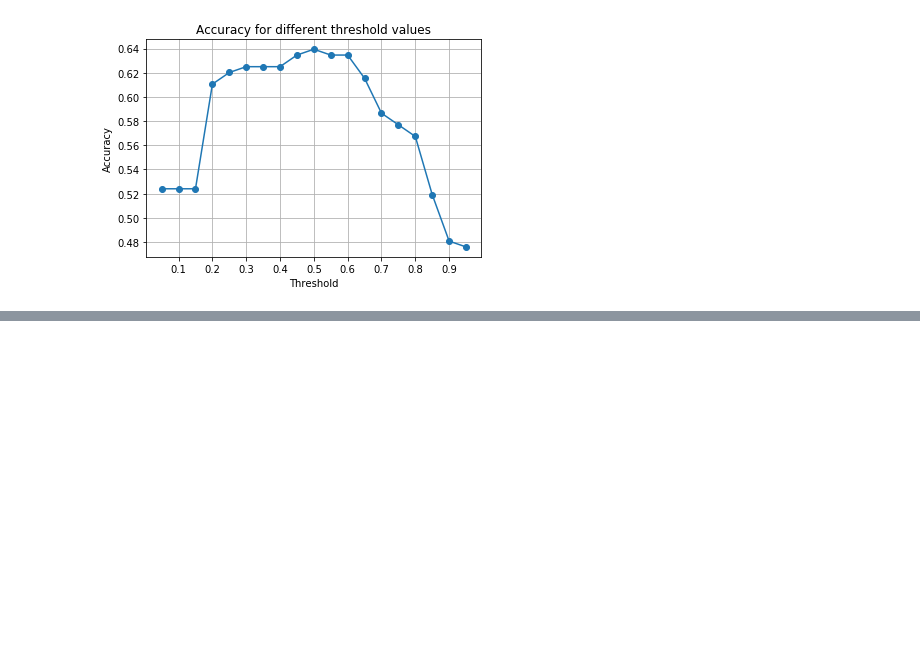
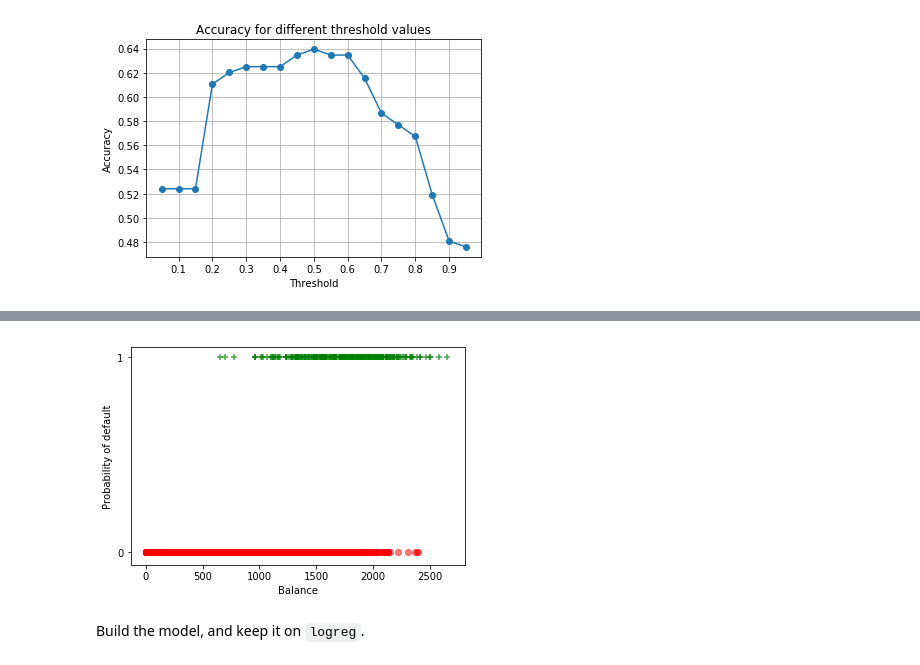
Before and after one commit to renero/uah, a Jupyter notebook: Logistic_regression.ipynb, the cells around one changed output, grey strips where cells are left out. Drawn from its saved outputs; the diff is of its cells as text; code cells hidden in the pictures; blank space fills up the shorter version.

```diff
--- a/Logistic_regression.ipynb
+++ b/Logistic_regression.ipynb
@@ -306,0 +376,19 @@ plt.show();
+# %%
+def plot_classes(show=True):
+    plt.scatter(data.balance[data.default==0],
+                data.default[data.default==0],
+                marker='o', color='red', alpha=0.5)
+    plt.scatter(data.balance[data.default==1],
+                data.default[data.default==1],
+                marker='+', color='green', alpha=0.7)
+    plt.xlabel('Balance')
+    plt.ylabel('Probability of default')
+    plt.yticks([0, 1], [0, 1])
+    if show is True:
+        plt.show();
+
+plot_classes()
+# %% [output]
+[figure, added]
+# %% [markdown]
+Build the model, and keep it on `logreg`.
```
Also changed, not shown: parts of 10 cells of this notebook, 1 other file.
